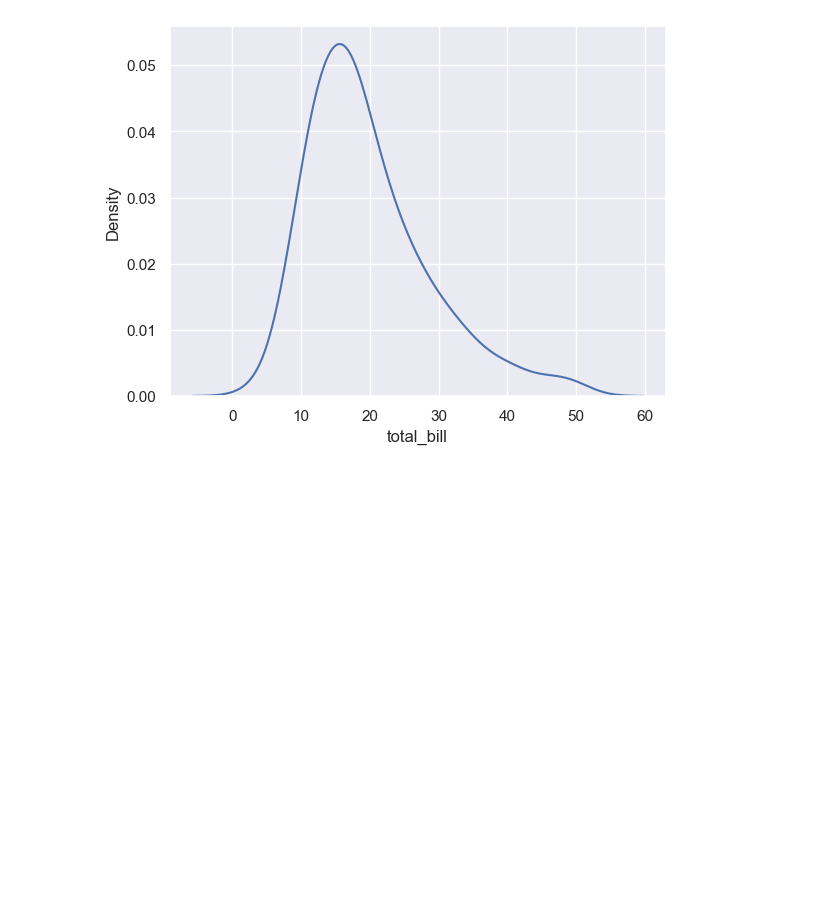
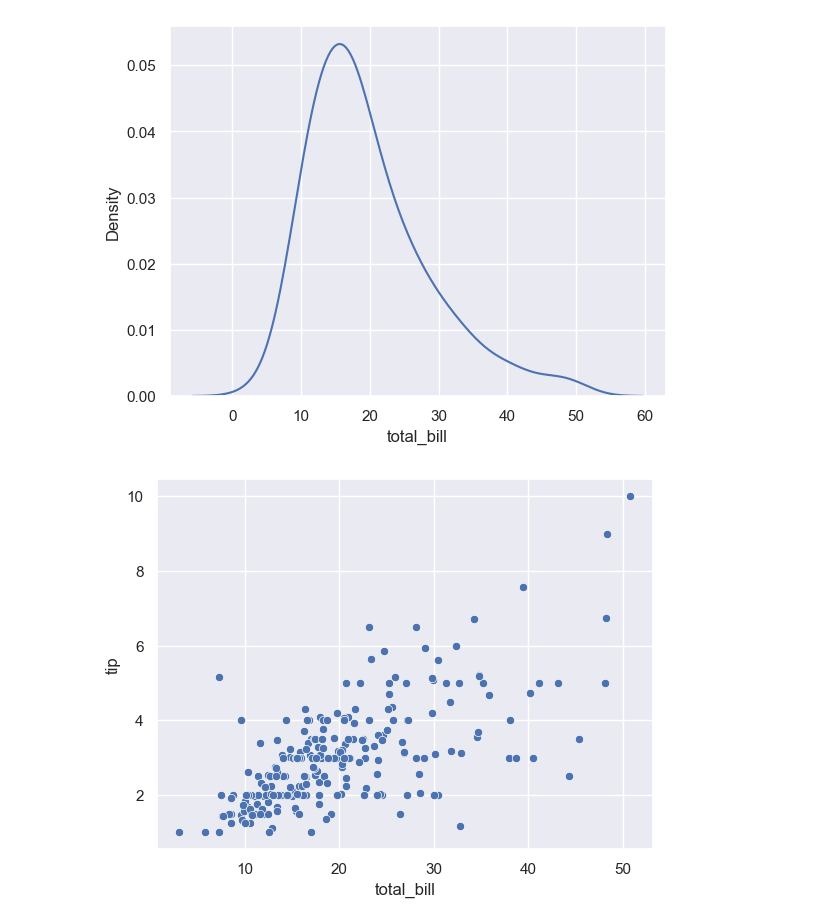
Before and after one commit to oscarm24/Analisis_de_datos_python, a Jupyter notebook: AnalisisDatos.ipynb, the cells around one changed output. Drawn from its saved outputs; the diff is of its cells as text; code cells hidden in the pictures; blank space fills up the shorter version.

```diff
--- a/AnalisisDatos.ipynb
+++ b/AnalisisDatos.ipynb
@@ -935,3 +935,8 @@ sns.kdeplot(data=df, x="total_bill")
 plt.show()
 # %% [output]
 [figure]
+# %%
+sns.scatterplot(data=df, x="total_bill", y="tip") # sera que si mi cuenta es mas grande, daré mas propina?
+plt.show()
+# %% [output]
+[figure, added]
```
Also changed, not shown: parts of 6 cells of this notebook.
